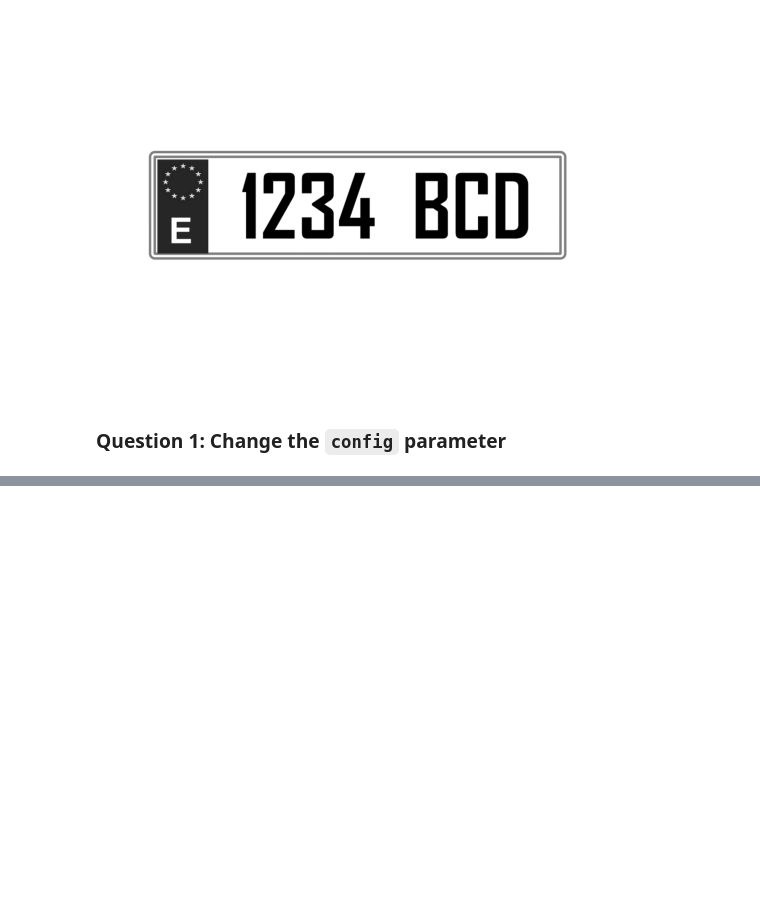
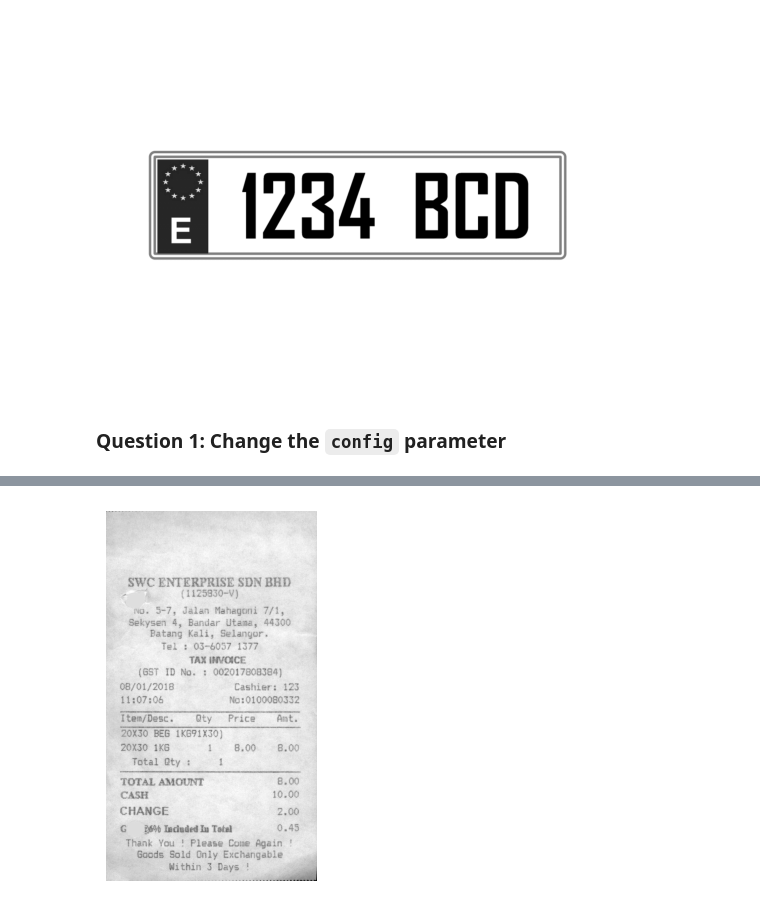
Before and after one commit to mtermor/NTIC_DeepLearning, a Jupyter notebook: CNN/OCR_with_OpenCV_and_Tesseract.ipynb, the cells around one changed output, grey strips where cells are left out. Saved outputs shown, nothing was run; the diff lists cells and outputs as text; code cells hidden in the pictures; blank space fills up the shorter version.

```diff
--- a/CNN/OCR_with_OpenCV_and_Tesseract.ipynb
+++ b/CNN/OCR_with_OpenCV_and_Tesseract.ipynb
@@ -234,0 +401,11 @@ TesseractError: (1, 'Tesseract Open Source OCR Engine v4.1.1 with Leptonica Warn
+# %%
+url = 'https://github.com/ezponda/intro_deep_learning/blob/main/images/bad_quality_receipt.png?raw=true'
+urllib.request.urlretrieve(url, "bad_quality_receipt.png")
+
+image_bad = cv2.imread('bad_quality_receipt.png', cv2.IMREAD_GRAYSCALE)
+
+plt.imshow(image_bad, cmap='gray')
+plt.axis('off')
+plt.show()
+# %% [output]
+[figure, added]
```
Also changed, not shown: parts of 28 cells of this notebook.
